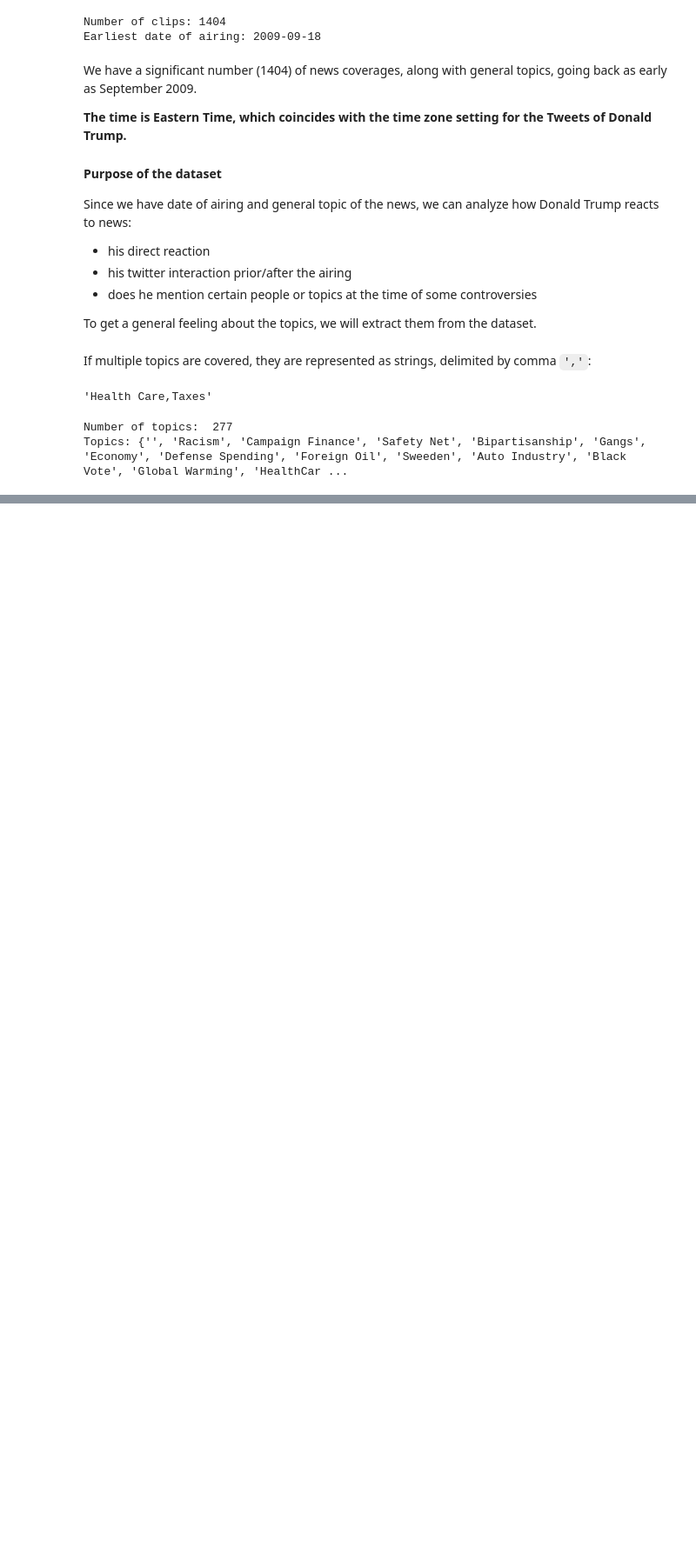
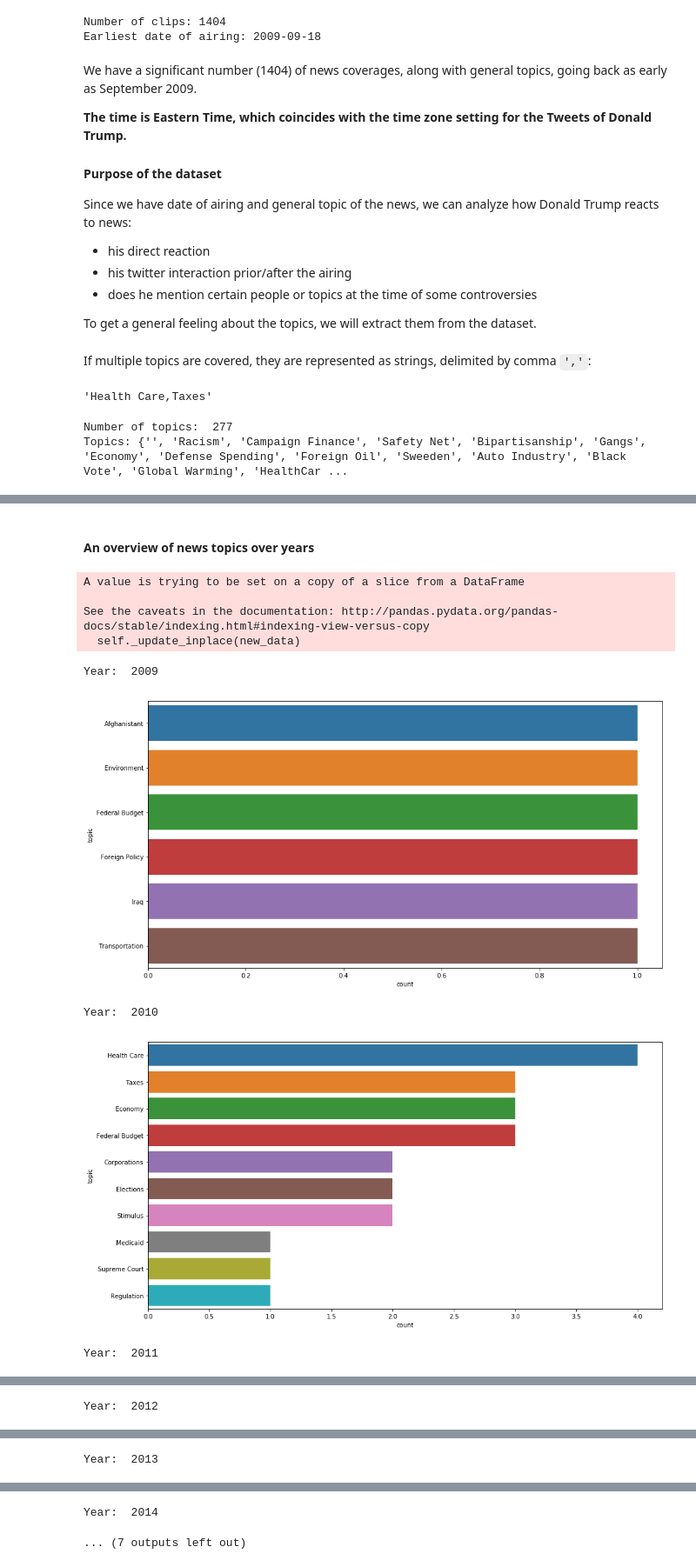
Before and after one commit to baetuc/ADA-CS-401, a Jupyter notebook: Project/Project.ipynb, the cells around one changed output, grey strips where cells are left out. Shown at 87% size. Drawn from its saved outputs; the diff is of its cells as text; code cells hidden in the pictures; blank space fills up the shorter version.

```diff
--- a/Project/Project.ipynb
+++ b/Project/Project.ipynb
@@ -419,6 +419,8 @@ The dataset has been obtained on 24.11.2017.
 # %%
 news = pd.read_csv(NEWS_PATH)
 
+news['Date of Airing (EST)'] = pd.to_datetime(news['Date of Airing (EST)'])
+
 news.head()
 # %% [output]
 |  | Date of Airing (EST) | Topic List | Fact Check | TV Clip | Organization | Collection |
@@ -569,0 +548,54 @@ plt.show()
+# %%
+def get_topics_in_period(news_df, start_date, end_date):
+    # we filter the dataframe by dates
+    news_copy = news_df.copy()
+    news = news_copy.loc[(news_df['Date of Airing (EST)']>=pd.Timestamp(start_date)) &
+                       (news_df['Date of Airing (EST)']<=pd.Timestamp(end_date))]
+
+    # we get the topic list column
+    topics = news['Topic List']
+
+    # we replace the NA values with ''
+    topics.fillna(value='', inplace=True)
+
+    s = extract_unique_topics(topics)
+
+    occurences = get_occurence(s, topics)
+
+    topic_series = pd.Series(occurences)
+    topic_df = pd.DataFrame(topic_series)
+
+    topic_df.reset_index(inplace=True)
+    topic_df.columns = ['topic','count']
+
+    return topic_df
+
+def print_top_topics(topic_df, number):
+    topic_df_sorted = topic_df.sort_values(by='count', ascending=False)
+
+    if(number>topic_df.shape[0]):
+        number = topic_df.shape[0]
+
+    top = topic_df_sorted[0:number]
+
+    plt.figure(figsize=(15,8))
+
+    sns.barplot(data=top, x='count', y='topic')
+    plt.show()
+# %% [markdown]
+#### An overview of news topics over years
+# %%
+for i in range(2009, 2018):
+    tmp = get_topics_in_period(news, str(i)+'-01-01', str(i)+'-12-31')
+    print('Year: ', i)
+    print_top_topics(tmp, 10)
+# %% [output]
+A value is trying to be set on a copy of a slice from a DataFrame
+
+See the caveats in the documentation: http://pandas.pydata.org/pandas-docs/stable/indexing.html#indexing-view-versus-copy
+  self._update_inplace(new_data)
+Year:  2009
+[figure, added]
+Year:  2010
+[figure, added]
+Year:  2011
@@ -569,0 +603 @@ plt.show()
+Year:  2012
@@ -569,0 +605 @@ plt.show()
+Year:  2013
@@ -569,0 +607,2 @@ plt.show()
+Year:  2014
+... (7 outputs left out)
```
Also changed, not shown: parts of 4 cells of this notebook.
